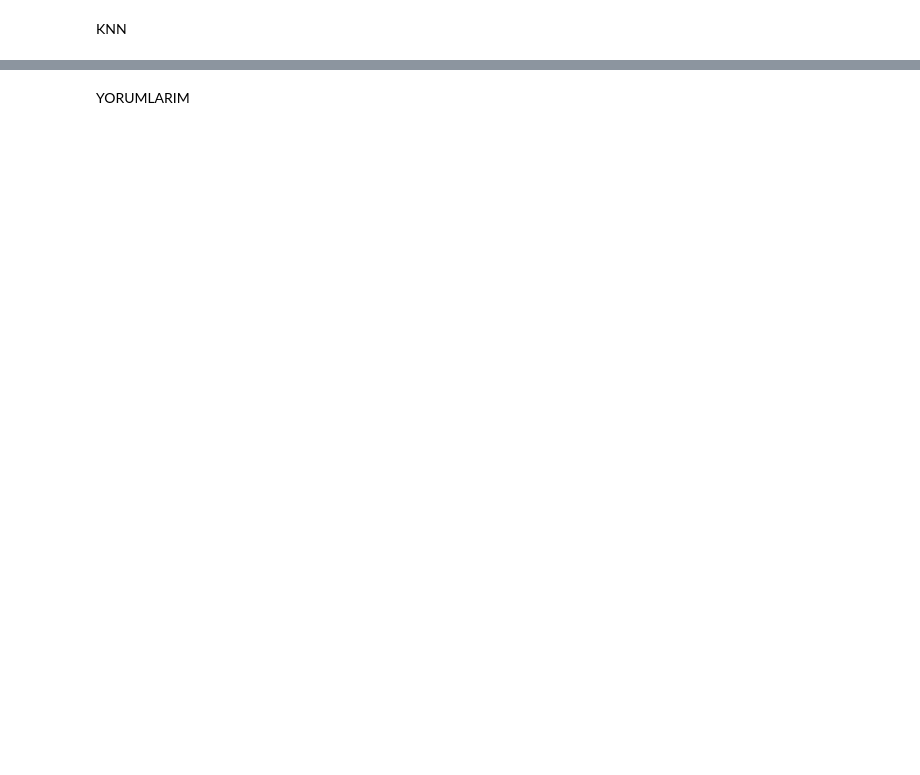
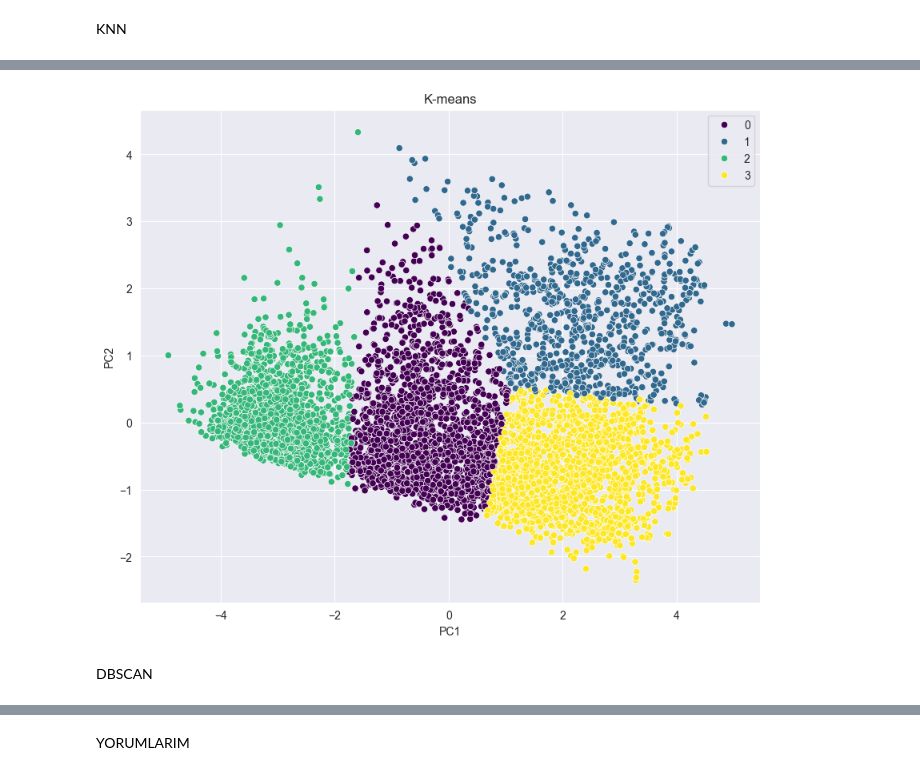
Before and after one commit to 190101007/air-quality, a Jupyter notebook: main.ipynb, the cells around one changed output, grey strips where cells are left out. Saved outputs shown, nothing was run; the diff lists cells and outputs as text; code cells hidden in the pictures; blank space fills up the shorter version.

```diff
--- a/main.ipynb
+++ b/main.ipynb
@@ -909,0 +510,4 @@ weighted avg       0.94      0.93      0.93      1588
+# %%
+model = KMeans(n_clusters=7, random_state=42)
+# %%
+kmeans = model.fit(X_train)
@@ -909,0 +518,6 @@ weighted avg       0.94      0.93      0.93      1588
+# %%
+wcss = []
+for i in range(1, 11):
+    kmeans = KMeans(n_clusters=i, init='k-means++', random_state=42)
+    kmeans.fit(X_train) # PCA ile boyut indirilmiş veriyi kullanma
+    wcss.append(kmeans.inertia_)
@@ -909,0 +531,15 @@ weighted avg       0.94      0.93      0.93      1588
+# %%
+k = 4
+kmeans = KMeans(n_clusters=k, init='k-means++', random_state=42)
+clusters = kmeans.fit_predict(X_train)
+# %%
+plt.figure(figsize=(10, 8))
+sns.scatterplot(x=X_train[:, 0], y=X_train[:, 1], hue=clusters, palette='viridis')
+plt.title('K-means')
+plt.xlabel('PC1')
+plt.ylabel('PC2')
+plt.show()
+# %% [output]
+[figure, added]
+# %% [markdown]
+DBSCAN
```
Also changed, not shown: parts of 87 cells of this notebook, 4 other files.
